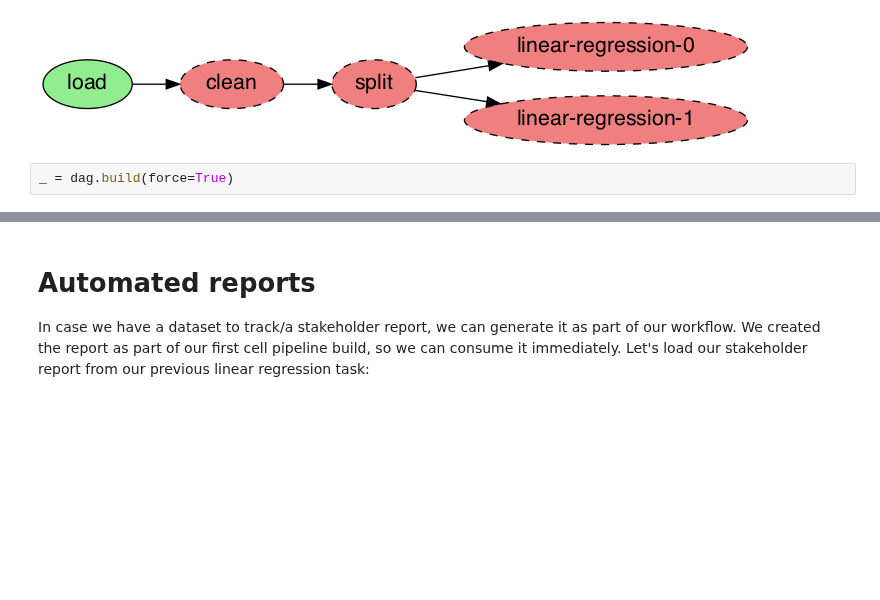
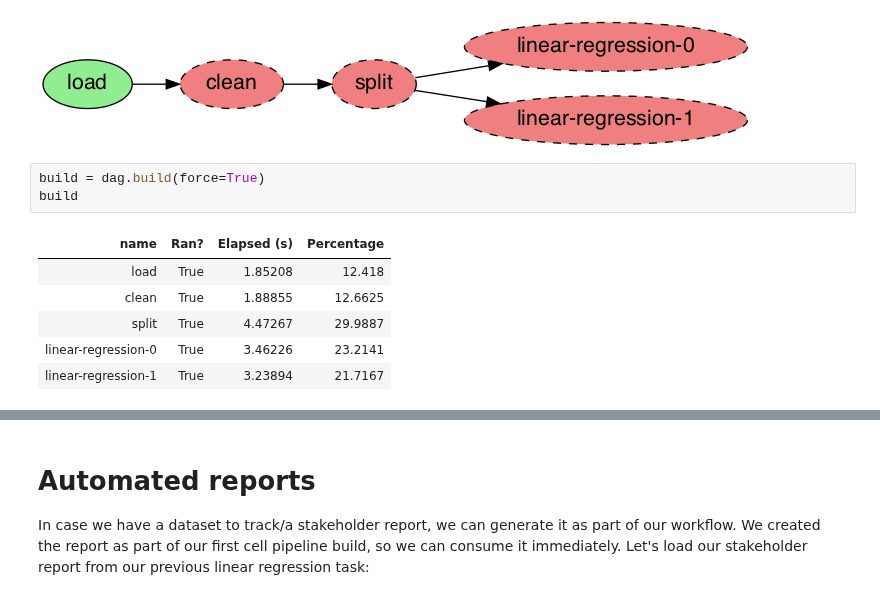
Before and after one commit to ploomber/projects, a Jupyter notebook: guides/intro-to-ploomber/README.ipynb, the cells around one changed output, grey strips where cells are left out. Drawn from its saved outputs; the diff is of its cells as text; blank space fills up the shorter version.

```diff
--- a/guides/intro-to-ploomber/README.ipynb
+++ b/guides/intro-to-ploomber/README.ipynb
@@ -69,4 +69,12 @@ NotebookRunner: split -> MetaProduct({'X': File('output/split-X.pkl'), 'X_test':
   warnings.warn(str(warnings_))
 [figure]
 # %%
-_ = dag.build(force=True)
+build = dag.build(force=True)
+build
+# %% [output]
+| name | Ran? | Elapsed (s) | Percentage |
+| load | True | 1.85208 | 12.418 |
+| clean | True | 1.88855 | 12.6625 |
+| split | True | 4.47267 | 29.9887 |
+| linear-regression-0 | True | 3.46226 | 23.2141 |
+| linear-regression-1 | True | 3.23894 | 21.7167 |
```
Also changed, not shown: parts of 4 cells of this notebook, 4 other files.
